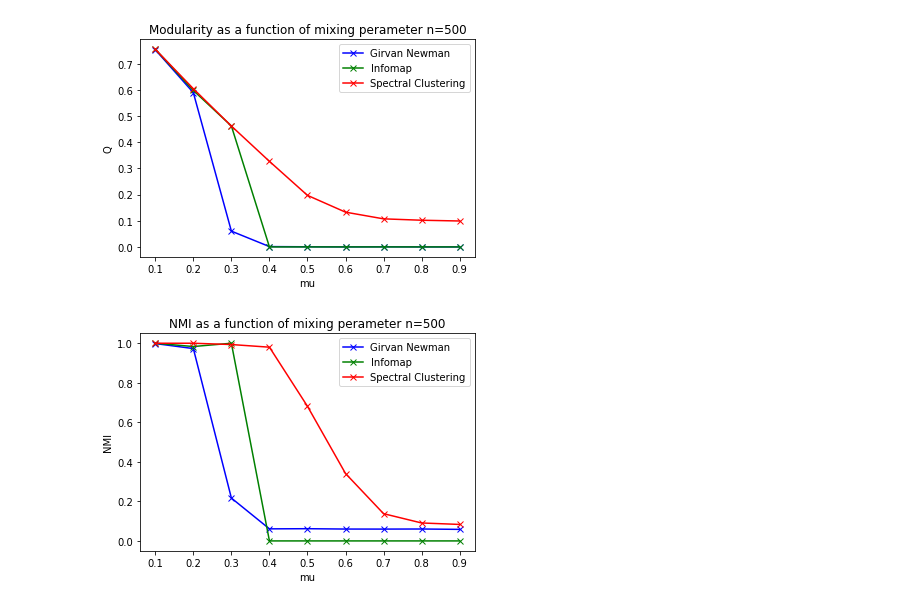
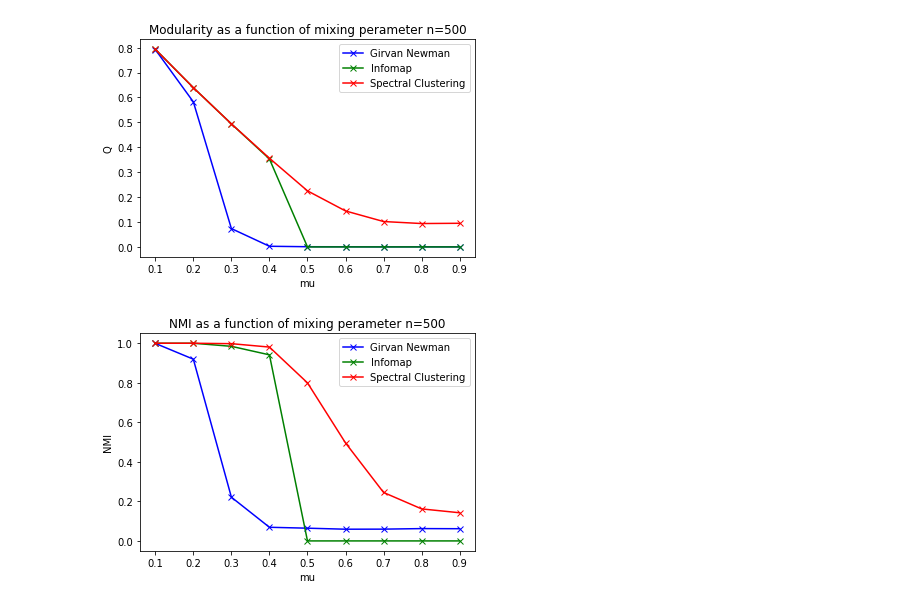
Before and after one commit to ozkilim/biological_community_detection, a Jupyter notebook: Processing/LFR_plot_creation.ipynb, the cells around one changed output. Cells and saved outputs as stored; diff of their text form; code cells hidden in the pictures.

```diff
--- a/Processing/LFR_plot_creation.ipynb
+++ b/Processing/LFR_plot_creation.ipynb
@@ -22,7 +22,7 @@ tau2 = 1.5 # Power law exponent for the community size distribution in the creat
 # Define loop for runs
 n_list = [500,1000,10000] # sizes of graphs to compare.
 
-n = n_list[0]
+n = n_list[2]
 NMI_list = []
 Q_list = []
 for mu in tqdm(range(1,10)):
@@ -65,7 +65,7 @@ for mu in tqdm(range(1,10)):
 data_store = [NMI_list,Q_list]
 
 # Save data to pickle object for later visualisation
-fileObj = open('n500.pkl', 'wb')
+fileObj = open('n1000.pkl', 'wb')
 pickle.dump(data_store,fileObj)
 fileObj.close()
 # %% [output]
@@ -117,6 +75,6 @@ Spectral clustering
 # %%
 # Visualisation of reasults
-with open('n500.pkl', 'rb') as f:
+with open('n1000.pkl', 'rb') as f:
     data = pickle.load(f)
 
 [NMI_list,Q_list] = data
@@ -126,34 +84,34 @@ Q_list = np.array(Q_list)
 GN_Q = Q_list[:,0]
 IM_Q = Q_list[:,1]
 SC_Q = Q_list[:,2]
 
 GN_NMI = NMI_list[:,0]
 IM_NMI = NMI_list[:,1]
 SC_NMI = NMI_list[:,2]
 
 fig1 = plt.figure()
 x = np.linspace(0.1,0.9,9)
 plt.plot(x,GN_Q,'xb-')
 plt.plot(x,IM_Q,'xg-')
 plt.plot(x,SC_Q,'xr-')
 plt.xlabel("mu")
 plt.ylabel("Q")
 plt.title("Modularity as a function of mixing perameter n=500")
 plt.legend(['Girvan Newman','Infomap','Spectral Clustering'])
 plt.show()
-fig1.savefig('../figures/n500NMI')
+fig1.savefig('../figures/n1000NMI')
 
 fig2 = plt.figure()
 plt.plot(x,GN_NMI,'xb-')
 plt.plot(x,IM_NMI,'xg-')
 plt.plot(x,SC_NMI,'xr-')
 plt.xlabel("mu")
 plt.ylabel("NMI")
 plt.title("NMI as a function of mixing perameter n=500")
 plt.legend(['Girvan Newman','Infomap','Spectral Clustering'])
 
 plt.show()
-fig2.savefig('../figures/n500Q')
+fig2.savefig('../figures/n1000Q')
 # %% [output]
-[figure, old version]
+[figure, new version]
-[figure, old version]
+[figure, new version]
```
Also changed, not shown: parts of 1 cell of this notebook, 3 other files.
